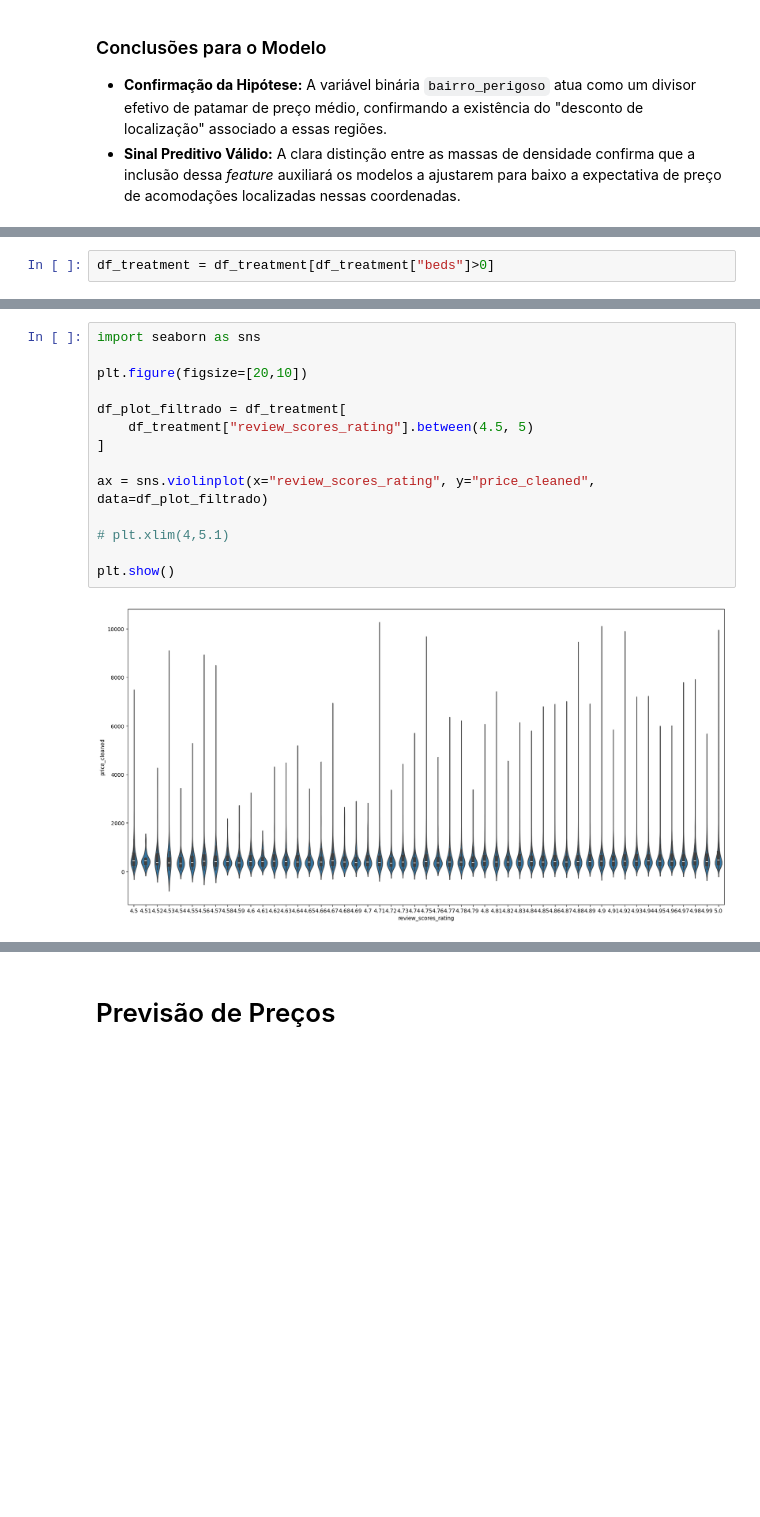
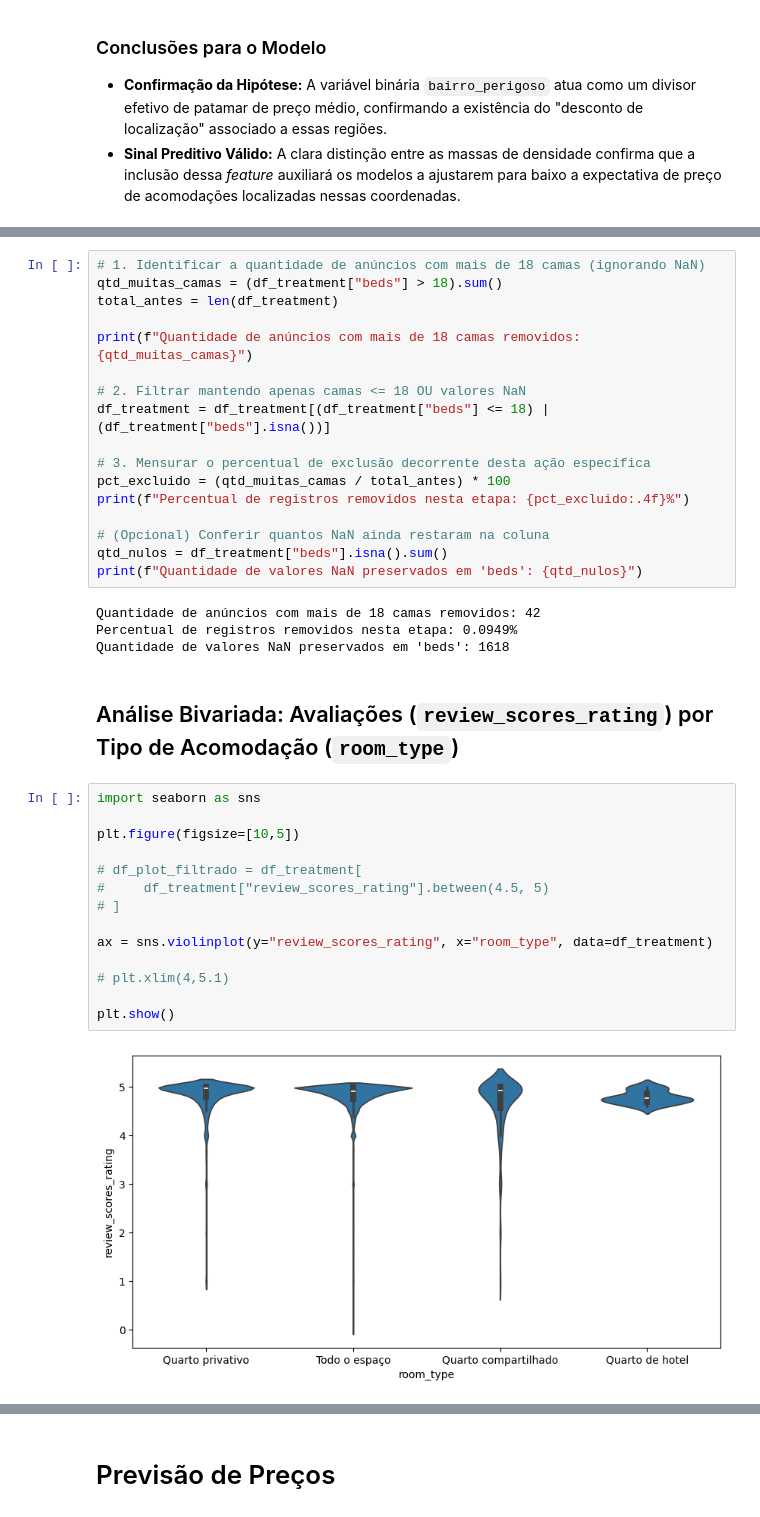
Before and after one commit to AlbertButzke/Air-BnB, a Jupyter notebook: notebooks/01_rio_de_janeiro_analysis.ipynb, the cells around one changed output, grey strips where cells are left out. Drawn from its saved outputs; the diff is of its cells as text; blank space fills up the shorter version.

Commit message:
Ajustes do modelos (ainda comentando)

```diff
--- a/notebooks/01_rio_de_janeiro_analysis.ipynb
+++ b/notebooks/01_rio_de_janeiro_analysis.ipynb
@@ -645,2 +619,0 @@ Pode ser limpo esses dados sem problemas na análise
-# %%
-df_treatment = df_treatment[df_treatment["beds"]>0]
@@ -660,16 +663,39 @@ plt.show()
+# %%
+# 1. Identificar a quantidade de anúncios com mais de 18 camas (ignorando NaN)
+qtd_muitas_camas = (df_treatment["beds"] > 18).sum()
+total_antes = len(df_treatment)
+
+print(f"Quantidade de anúncios com mais de 18 camas removidos: {qtd_muitas_camas}")
+
+# 2. Filtrar mantendo apenas camas <= 18 OU valores NaN
+df_treatment = df_treatment[(df_treatment["beds"] <= 18) | (df_treatment["beds"].isna())]
+
+# 3. Mensurar o percentual de exclusão decorrente desta ação específica
+pct_excluido = (qtd_muitas_camas / total_antes) * 100
+print(f"Percentual de registros removidos nesta etapa: {pct_excluido:.4f}%")
+
+# (Opcional) Conferir quantos NaN ainda restaram na coluna
+qtd_nulos = df_treatment["beds"].isna().sum()
+print(f"Quantidade de valores NaN preservados em 'beds': {qtd_nulos}")
+# %% [output]
+Quantidade de anúncios com mais de 18 camas removidos: 42
+Percentual de registros removidos nesta etapa: 0.0949%
+Quantidade de valores NaN preservados em 'beds': 1618
+# %% [markdown]
+## Análise Bivariada: Avaliações (`review_scores_rating`) por Tipo de Acomodação (`room_type`)
 # %%
 import seaborn as sns
 
-plt.figure(figsize=[20,10])
+plt.figure(figsize=[10,5])
 
-df_plot_filtrado = df_treatment[
-    df_treatment["review_scores_rating"].between(4.5, 5)
-]
+# df_plot_filtrado = df_treatment[
+#     df_treatment["review_scores_rating"].between(4.5, 5)
+# ]
 
-ax = sns.violinplot(x="review_scores_rating", y="price_cleaned", data=df_plot_filtrado)
+ax = sns.violinplot(y="review_scores_rating", x="room_type", data=df_treatment)
 
 # plt.xlim(4,5.1)
 
 plt.show()
 # %% [output]
-[figure, old version]
+[figure, new version]
```
Also changed, not shown: parts of 120 cells of this notebook.
